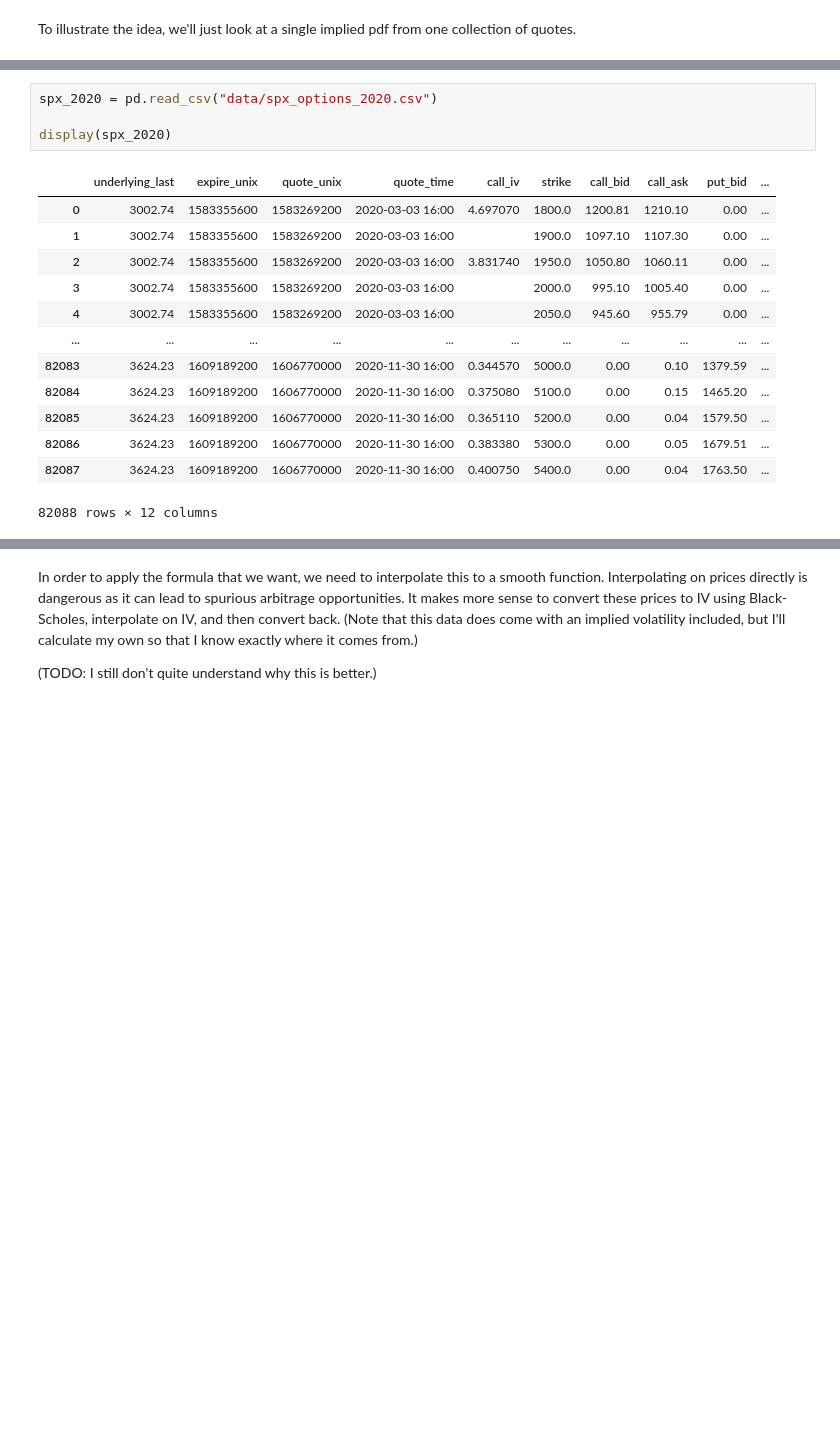
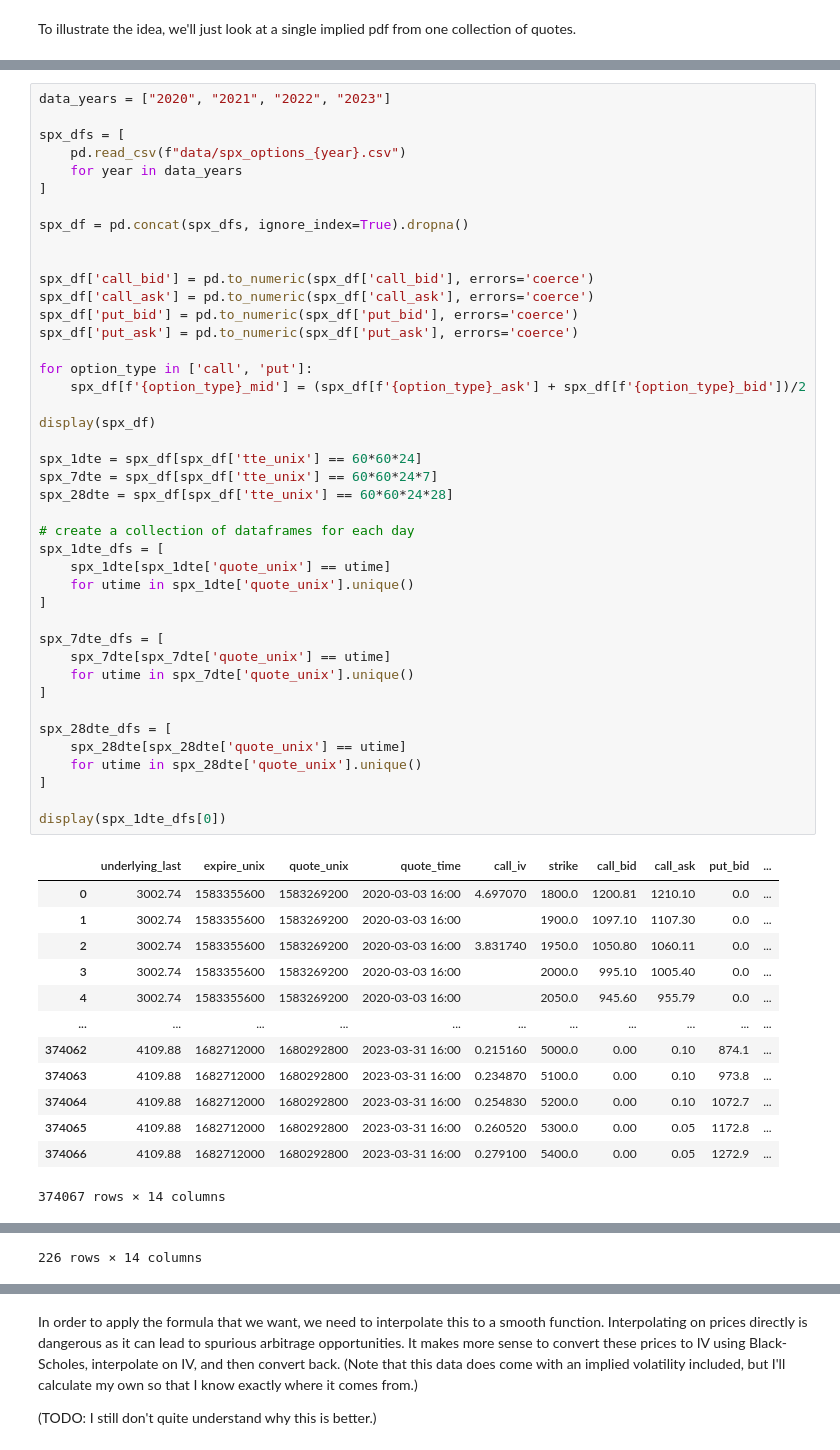
Before and after one commit to swbuchanan/implied-stock-distributions, a Jupyter notebook: project.ipynb, the cells around one changed output, grey strips where cells are left out. Saved outputs shown, nothing was run; the diff lists cells and outputs as text; blank space fills up the shorter version.

```diff
--- a/project.ipynb
+++ b/project.ipynb
@@ -39,20 +39,58 @@ from black_scholes import *
 
 from scipy.interpolate import UnivariateSpline # for cubic interpolation with smoothing
 # %%
-spx_2020 = pd.read_csv("data/spx_options_2020.csv")
+data_years = ["2020", "2021", "2022", "2023"]
 
-display(spx_2020)
+spx_dfs = [
+    pd.read_csv(f"data/spx_options_{year}.csv")
+    for year in data_years
+]
+
+spx_df = pd.concat(spx_dfs, ignore_index=True).dropna()
+
+
+spx_df['call_bid'] = pd.to_numeric(spx_df['call_bid'], errors='coerce')
+spx_df['call_ask'] = pd.to_numeric(spx_df['call_ask'], errors='coerce')
+spx_df['put_bid'] = pd.to_numeric(spx_df['put_bid'], errors='coerce')
+spx_df['put_ask'] = pd.to_numeric(spx_df['put_ask'], errors='coerce')
+
+for option_type in ['call', 'put']:
+    spx_df[f'{option_type}_mid'] = (spx_df[f'{option_type}_ask'] + spx_df[f'{option_type}_bid'])/2
+
+display(spx_df)
+
+spx_1dte = spx_df[spx_df['tte_unix'] == 60*60*24]
+spx_7dte = spx_df[spx_df['tte_unix'] == 60*60*24*7]
+spx_28dte = spx_df[spx_df['tte_unix'] == 60*60*24*28]
+
+# create a collection of dataframes for each day
+spx_1dte_dfs = [
+    spx_1dte[spx_1dte['quote_unix'] == utime]
+    for utime in spx_1dte['quote_unix'].unique()
+]
+
+spx_7dte_dfs = [
+    spx_7dte[spx_7dte['quote_unix'] == utime]
+    for utime in spx_7dte['quote_unix'].unique()
+]
+
+spx_28dte_dfs = [
+    spx_28dte[spx_28dte['quote_unix'] == utime]
+    for utime in spx_28dte['quote_unix'].unique()
+]
+
+display(spx_1dte_dfs[0])
 # %% [output]
 |  | underlying_last | expire_unix | quote_unix | quote_time | call_iv | strike | call_bid | call_ask | put_bid | ... |
-| 0 | 3002.74 | 1583355600 | 1583269200 | 2020-03-03 16:00 | 4.697070 | 1800.0 | 1200.81 | 1210.10 | 0.00 | ... |
-| 1 | 3002.74 | 1583355600 | 1583269200 | 2020-03-03 16:00 |  | 1900.0 | 1097.10 | 1107.30 | 0.00 | ... |
-| 2 | 3002.74 | 1583355600 | 1583269200 | 2020-03-03 16:00 | 3.831740 | 1950.0 | 1050.80 | 1060.11 | 0.00 | ... |
-| 3 | 3002.74 | 1583355600 | 1583269200 | 2020-03-03 16:00 |  | 2000.0 | 995.10 | 1005.40 | 0.00 | ... |
-| 4 | 3002.74 | 1583355600 | 1583269200 | 2020-03-03 16:00 |  | 2050.0 | 945.60 | 955.79 | 0.00 | ... |
+| 0 | 3002.74 | 1583355600 | 1583269200 | 2020-03-03 16:00 | 4.697070 | 1800.0 | 1200.81 | 1210.10 | 0.0 | ... |
+| 1 | 3002.74 | 1583355600 | 1583269200 | 2020-03-03 16:00 |  | 1900.0 | 1097.10 | 1107.30 | 0.0 | ... |
+| 2 | 3002.74 | 1583355600 | 1583269200 | 2020-03-03 16:00 | 3.831740 | 1950.0 | 1050.80 | 1060.11 | 0.0 | ... |
+| 3 | 3002.74 | 1583355600 | 1583269200 | 2020-03-03 16:00 |  | 2000.0 | 995.10 | 1005.40 | 0.0 | ... |
+| 4 | 3002.74 | 1583355600 | 1583269200 | 2020-03-03 16:00 |  | 2050.0 | 945.60 | 955.79 | 0.0 | ... |
 | ... | ... | ... | ... | ... | ... | ... | ... | ... | ... | ... |
-| 82083 | 3624.23 | 1609189200 | 1606770000 | 2020-11-30 16:00 | 0.344570 | 5000.0 | 0.00 | 0.10 | 1379.59 | ... |
-| 82084 | 3624.23 | 1609189200 | 1606770000 | 2020-11-30 16:00 | 0.375080 | 5100.0 | 0.00 | 0.15 | 1465.20 | ... |
-| 82085 | 3624.23 | 1609189200 | 1606770000 | 2020-11-30 16:00 | 0.365110 | 5200.0 | 0.00 | 0.04 | 1579.50 | ... |
-| 82086 | 3624.23 | 1609189200 | 1606770000 | 2020-11-30 16:00 | 0.383380 | 5300.0 | 0.00 | 0.05 | 1679.51 | ... |
-| 82087 | 3624.23 | 1609189200 | 1606770000 | 2020-11-30 16:00 | 0.400750 | 5400.0 | 0.00 | 0.04 | 1763.50 | ... |
+| 374062 | 4109.88 | 1682712000 | 1680292800 | 2023-03-31 16:00 | 0.215160 | 5000.0 | 0.00 | 0.10 | 874.1 | ... |
+| 374063 | 4109.88 | 1682712000 | 1680292800 | 2023-03-31 16:00 | 0.234870 | 5100.0 | 0.00 | 0.10 | 973.8 | ... |
+| 374064 | 4109.88 | 1682712000 | 1680292800 | 2023-03-31 16:00 | 0.254830 | 5200.0 | 0.00 | 0.10 | 1072.7 | ... |
+| 374065 | 4109.88 | 1682712000 | 1680292800 | 2023-03-31 16:00 | 0.260520 | 5300.0 | 0.00 | 0.05 | 1172.8 | ... |
+| 374066 | 4109.88 | 1682712000 | 1680292800 | 2023-03-31 16:00 | 0.279100 | 5400.0 | 0.00 | 0.05 | 1272.9 | ... |
-82088 rows × 12 columns
+374067 rows × 14 columns
@@ -58,0 +109 @@ display(spx_2020)
+226 rows × 14 columns
```
Also changed, not shown: parts of 6 cells of this notebook, 2 other files.
